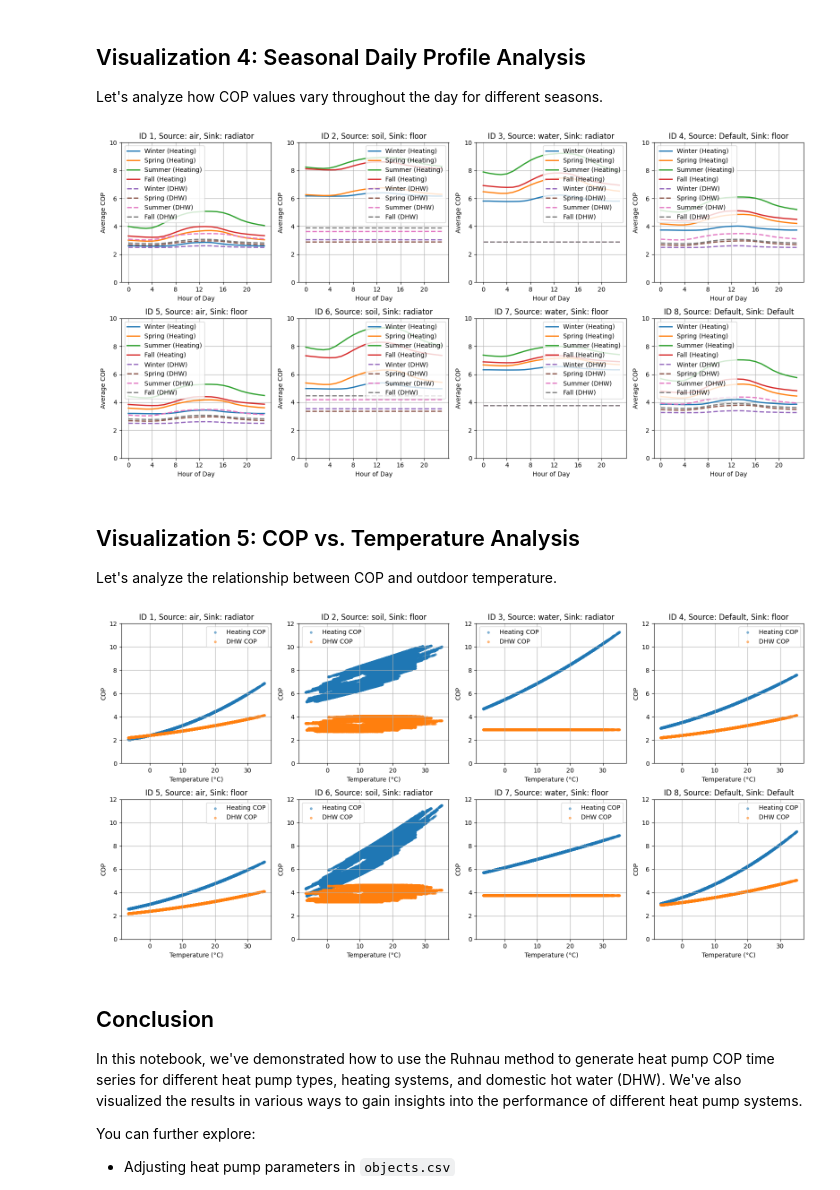
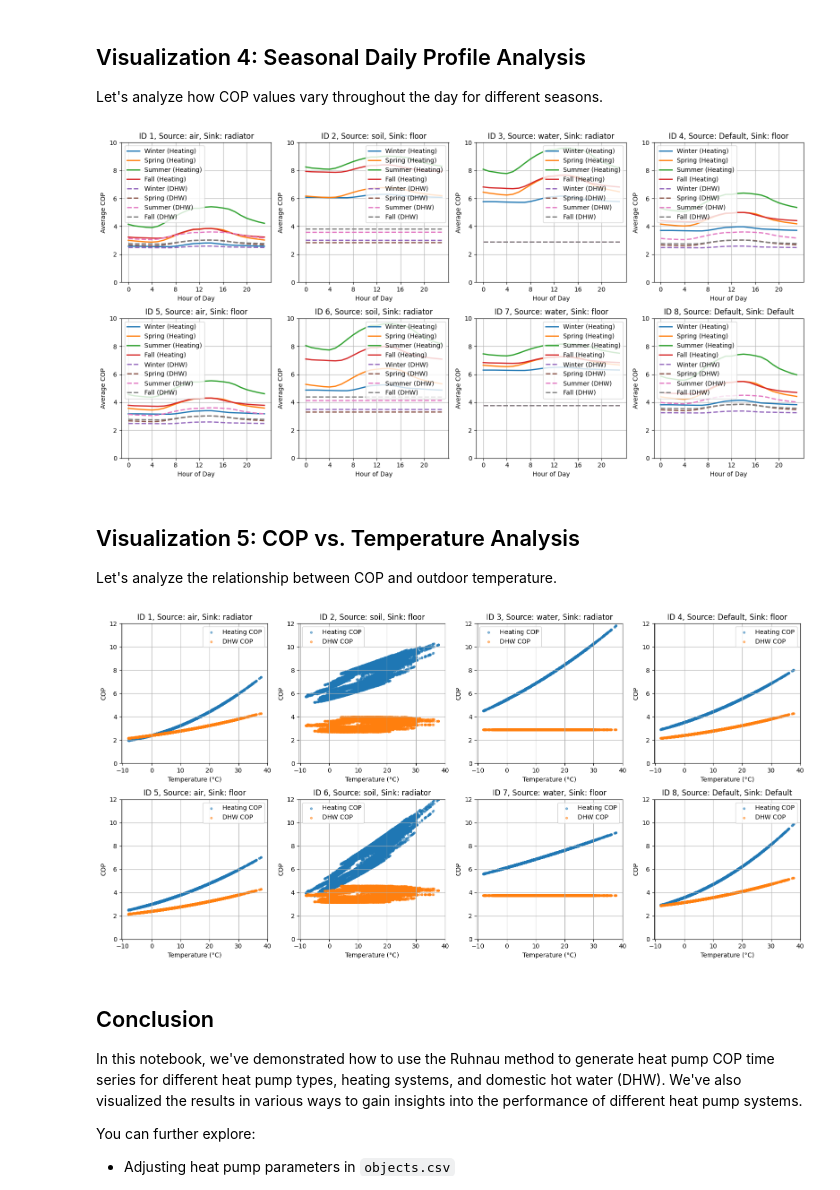
Before and after one commit to tum-ens/EnTiSe, a Jupyter notebook: examples/hp_ruhnau/runme.ipynb, the cells around one changed output. Saved outputs shown, nothing was run; the diff lists cells and outputs as text; code cells hidden in the pictures.

```diff
--- a/examples/hp_ruhnau/runme.ipynb
+++ b/examples/hp_ruhnau/runme.ipynb
@@ -24,18 +24,23 @@ from entise.core.generator import TimeSeriesGenerator as TSGen
 
 We load the heat pump parameters from `objects.csv` and simulation data from the `data` folder.
 # %%
-cwd = '.'  # Current working directory: change if your kernel is not running in the same folder
-objects = pd.read_csv(os.path.join(cwd, 'objects.csv'))
+cwd = "."  # Current working directory: change if your kernel is not running in the same folder
+objects = pd.read_csv(os.path.join(cwd, "objects.csv"))
 data = {}
-data_folder = 'data'
+data_folder = "data"
+common_data_folder = "../common_data"
+for file in os.listdir(os.path.join(cwd, common_data_folder)):
+    if file.endswith(".csv"):
+        name = file.split(".")[0]
+        data[name] = pd.read_csv(os.path.join(os.path.join(cwd, common_data_folder, file)), parse_dates=True)
 for file in os.listdir(os.path.join(cwd, data_folder)):
-    if file.endswith('.csv'):
-        name = file.split('.')[0]
+    if file.endswith(".csv"):
+        name = file.split(".")[0]
         data[name] = pd.read_csv(os.path.join(os.path.join(cwd, data_folder, file)), parse_dates=True)
-    elif file.endswith('.json'):
-        name = file.split('.')[0]
-        with open(os.path.join(os.path.join(cwd, data_folder, file)), 'r') as f:
+    elif file.endswith(".json"):
+        name = file.split(".")[0]
+        with open(os.path.join(os.path.join(cwd, data_folder, file)), "r") as f:
             data[name] = json.load(f)
 
-print('Loaded data keys:', list(data.keys()))
+print("Loaded data keys:", list(data.keys()))
 # %% [output]
@@ -354,7 +359,7 @@ for i in range(len(df), len(axes)):
 plt.tight_layout()
 plt.show()
 # %% [output]
-[figure, old version]
+[figure, new version]
 # %% [markdown]
 ## Visualization 5: COP vs. Temperature Analysis
 
@@ -408,53 +413,54 @@ for i, obj_id in enumerate(df):
                     continue
 
     # Get temperature column
-    temp_col = "air_temperature"
-    if temp_col not in weather_data.columns and "air_temperature_2m" in weather_data.columns:
-        temp_col = "air_temperature_2m"
-
-    if temp_col not in weather_data.columns:
-        continue
+    temp_col = "air_temperature[C]"
 
     # Process heating COP
     heating_col = f"{Types.HP}_{Types.HEATING}"
     if heating_col in df[obj_id][Types.HP].columns:
         # Merge COP and temperature data
         merged_data = pd.merge(
-            df[obj_id][Types.HP][heating_col], weather_data[temp_col] - 273.15,
-            left_index=True, right_index=True, how="inner"
+            df[obj_id][Types.HP][heating_col],
+            weather_data[temp_col],
+            left_index=True,
+            right_index=True,
+            how="inner",
         )
 
         # Plot scatter plot
         axes[i].scatter(merged_data[temp_col], merged_data[heating_col], label="Heating COP", alpha=0.5, s=10)
 
     # Process DHW COP
     dhw_col = f"{Types.HP}_{Types.DHW}"
     if dhw_col in df[obj_id][Types.HP].columns:
         # Merge COP and temperature data
         merged_data = pd.merge(
-            df[obj_id][Types.HP][dhw_col], weather_data[temp_col] - 273.15,
-            left_index=True, right_index=True, how="inner"
+            df[obj_id][Types.HP][dhw_col],
+            weather_data[temp_col],
+            left_index=True,
+            right_index=True,
+            how="inner",
         )
 
         # Plot scatter plot
         axes[i].scatter(merged_data[temp_col], merged_data[dhw_col], label="DHW COP", alpha=0.5, s=10)
 
     axes[i].set_title(f"ID {obj_id}, Source: {hp_source}, Sink: {hp_sink}")
     axes[i].set_xlabel("Temperature (°C)")
     axes[i].set_ylabel("COP")
     axes[i].set_ylim(0, 12)
     axes[i].legend()
     axes[i].grid(True)
 
 # Hide empty subplots
 for i in range(len(df), len(axes)):
     if i < len(axes):
         axes[i].axis("off")
 
 plt.tight_layout()
 plt.show()
 # %% [output]
-[figure, old version]
+[figure, new version]
 # %% [markdown]
 ## Conclusion
 
```
Also changed, not shown: parts of 6 cells of this notebook, 3 other files.
